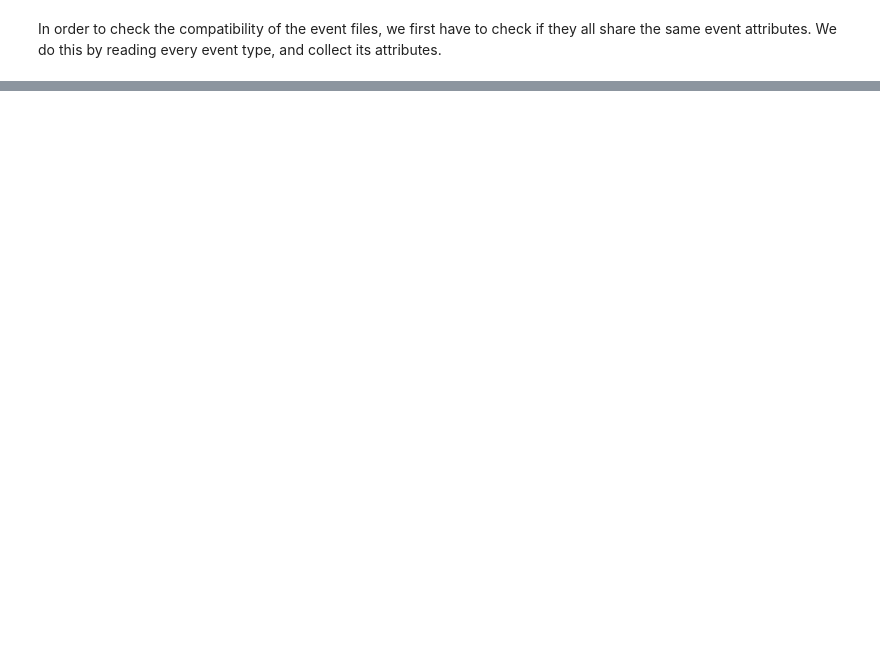
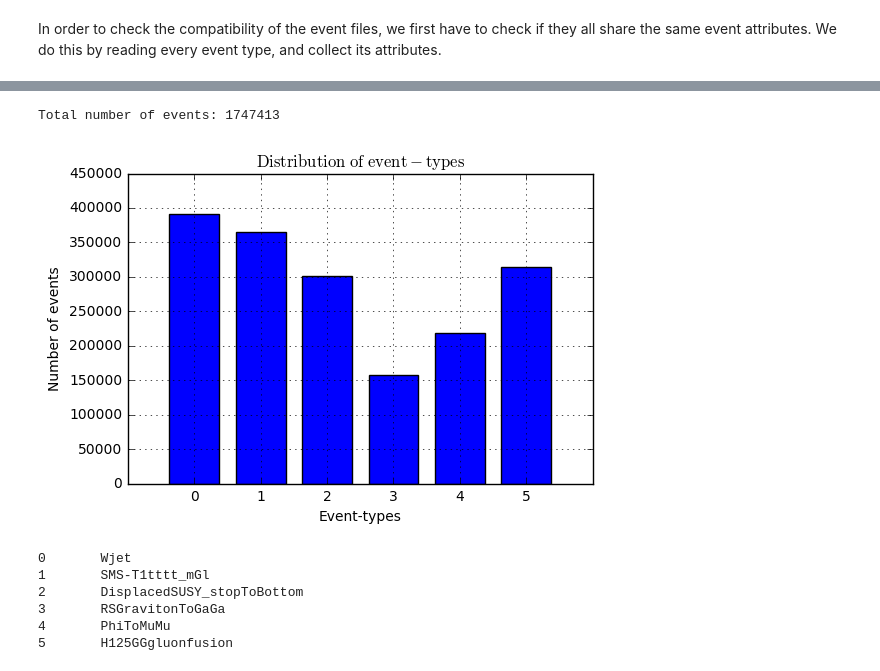
Before and after one commit to JoeriHermans/hep-track-reconstruction-ml, a Jupyter notebook: notebooks/data_exploration.ipynb, the cells around one changed output, grey strips where cells are left out. Cells and saved outputs as stored; diff of their text form; code cells hidden in the pictures; blank space fills up the shorter version.

Commit message:
Add content to data exploration

```diff
--- a/notebooks/data_exploration.ipynb
+++ b/notebooks/data_exploration.ipynb
@@ -79,0 +171,18 @@ sis_49_z
+# %%
+# Check if we are using Spark 2.0
+if using_spark_2:
+    reader = sc
+else:
+    reader = sqlContext
+# Read the dataset.
+dataset = reader.read.format('com.databricks.spark.csv') \
+                .options(header='true', inferSchema='true') \
+                .load(path_data)
+# Repartition the dataset.
+dataset = dataset.repartition(num_workers)
+dataset.cache()
+
+# Count the total number of events.
+print("Total number of events: " + str(dataset.count()))
+# %% [output]
+Total number of events: 1747413
@@ -79,0 +210,36 @@ sis_49_z
+# %%
+label_counts = dataset.groupBy(dataset.label).count().collect()
+
+num_labels = len(label_counts)
+x = []
+y = []
+for i in range(0, num_labels):
+    label_counts[i] = label_counts[i].asDict()
+    x.append(i)
+    y.append(label_counts[i]['count'])
+# %%
+plt.bar(np.arange(num_labels), y, 0.75, align='center',color="blue")
+plt.xlabel('Event-types')
+plt.ylabel('Number of events')
+plt.title(r'$\mathrm{Distribution\ of\ event-types}$')
+plt.xticks(x)
+plt.ylim([0,450000])
+plt.grid(True)
+
+plt.show()
+
+# Also make an array of labels for later use.
+labels = []
+
+# Print the legend:
+for i in range(0, num_labels):
+    labels.append(label_counts[i]['label'])
+    print(str(i) + "\t" + str(label_counts[i]['label']))
+# %% [output]
+[figure, added]
+0       Wjet
+1       SMS-T1tttt_mGl
+2       DisplacedSUSY_stopToBottom
+3       RSGravitonToGaGa
+4       PhiToMuMu
+5       H125GGgluonfusion
```
Also changed, not shown: parts of 32 cells of this notebook.
